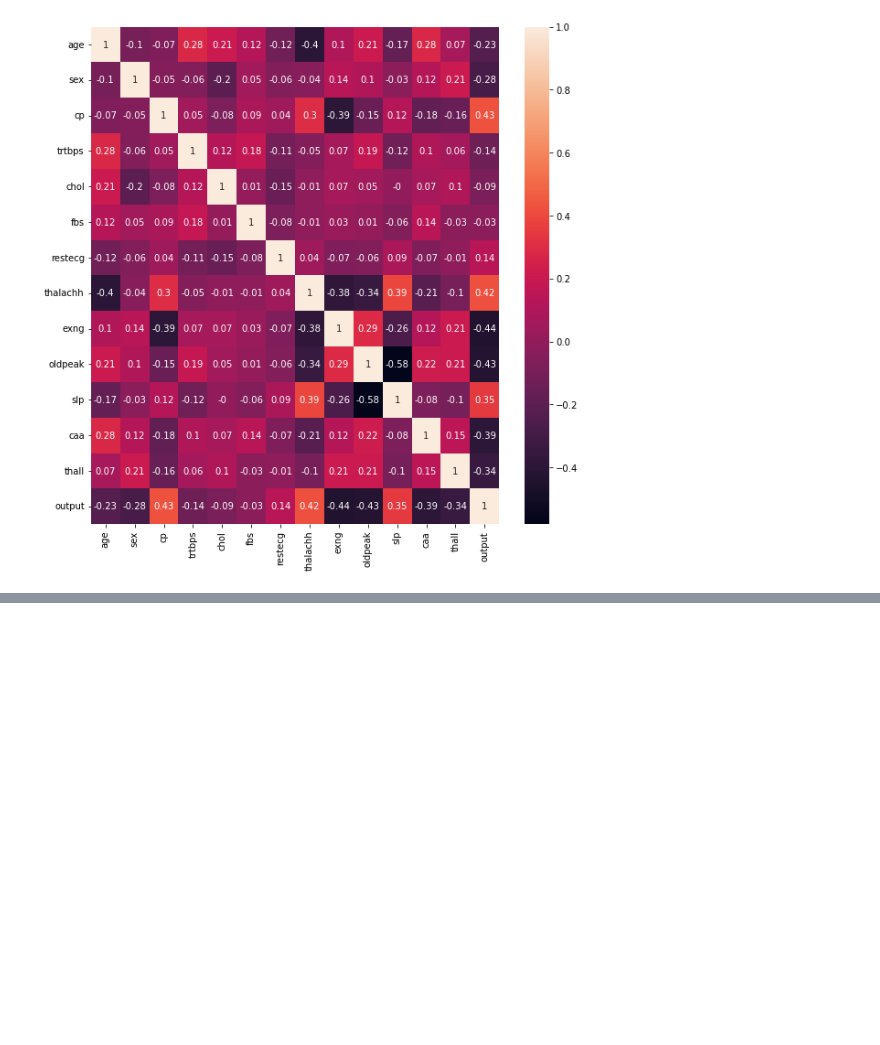
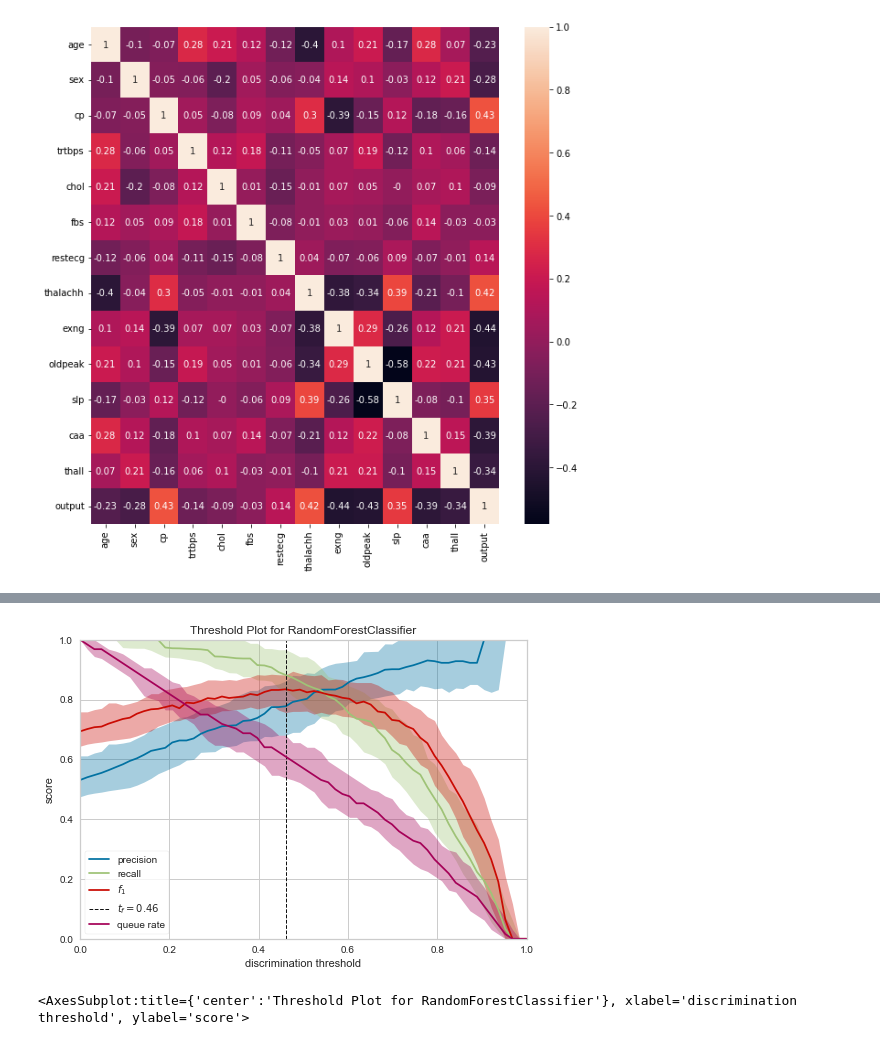
Before and after one commit to brondevitor/Kaggle, a Jupyter notebook: HeartAttack.ipynb, the cells around one changed output, grey strips where cells are left out. Drawn from its saved outputs; the diff is of its cells as text; code cells hidden in the pictures; blank space fills up the shorter version.

```diff
--- a/HeartAttack.ipynb
+++ b/HeartAttack.ipynb
@@ -183,0 +181,9 @@ sns.heatmap(round(df_heart.corr(),2) , annot = True)
+# %%
+X , y = df_heart.drop('output' , axis = 1), df_heart['output']
+
+
+
+X_train , X_test , y_train , y_test= train_test_split(X, y,
+                                                      stratify=y,
+                                                      test_size=0.3,
+                                                      random_state=123)
@@ -183,0 +206,14 @@ sns.heatmap(round(df_heart.corr(),2) , annot = True)
+# %%
+model_reglog = Pipeline(steps=[('model' , LogisticRegression(max_iter=5000, random_state =123))])
+model_svm = Pipeline(steps=[('model', SVC(kernel='rbf', probability=True, random_state=123))])
+model_knn = Pipeline(steps=[('model', KNeighborsClassifier())])
+model_dt = Pipeline(steps=[('model', DecisionTreeClassifier(max_depth=5,random_state=123))])
+model_rf = Pipeline(steps=[('model', RandomForestClassifier(max_depth=5,random_state=123))])
+# %%
+classifiers = [model_reglog, model_svm, model_knn, model_dt, model_rf]
+for classifier in classifiers:
+    classifier.fit(X_train, y_train)
+    print(type(classifier['model']).__name__,'\n')
+    print(f'log_loss treino: {log_loss(y_train, classifier.predict_proba(X_train)[:,1])}')
+    print(f'log_loss teste: {log_loss(y_test, classifier.predict_proba(X_test)[:,1])}')
+    print(100*'-')
@@ -183,0 +238,8 @@ sns.heatmap(round(df_heart.corr(),2) , annot = True)
+# %%
+visualizer = DiscriminationThreshold(model_rf , cv=0.3)
+
+visualizer.fit(X_train , y_train)
+visualizer.show()
+# %% [output]
+[figure, added]
+<AxesSubplot:title={'center':'Threshold Plot for RandomForestClassifier'}, xlabel='discrimination threshold', ylabel='score'>
```
Also changed, not shown: parts of 12 cells of this notebook.
